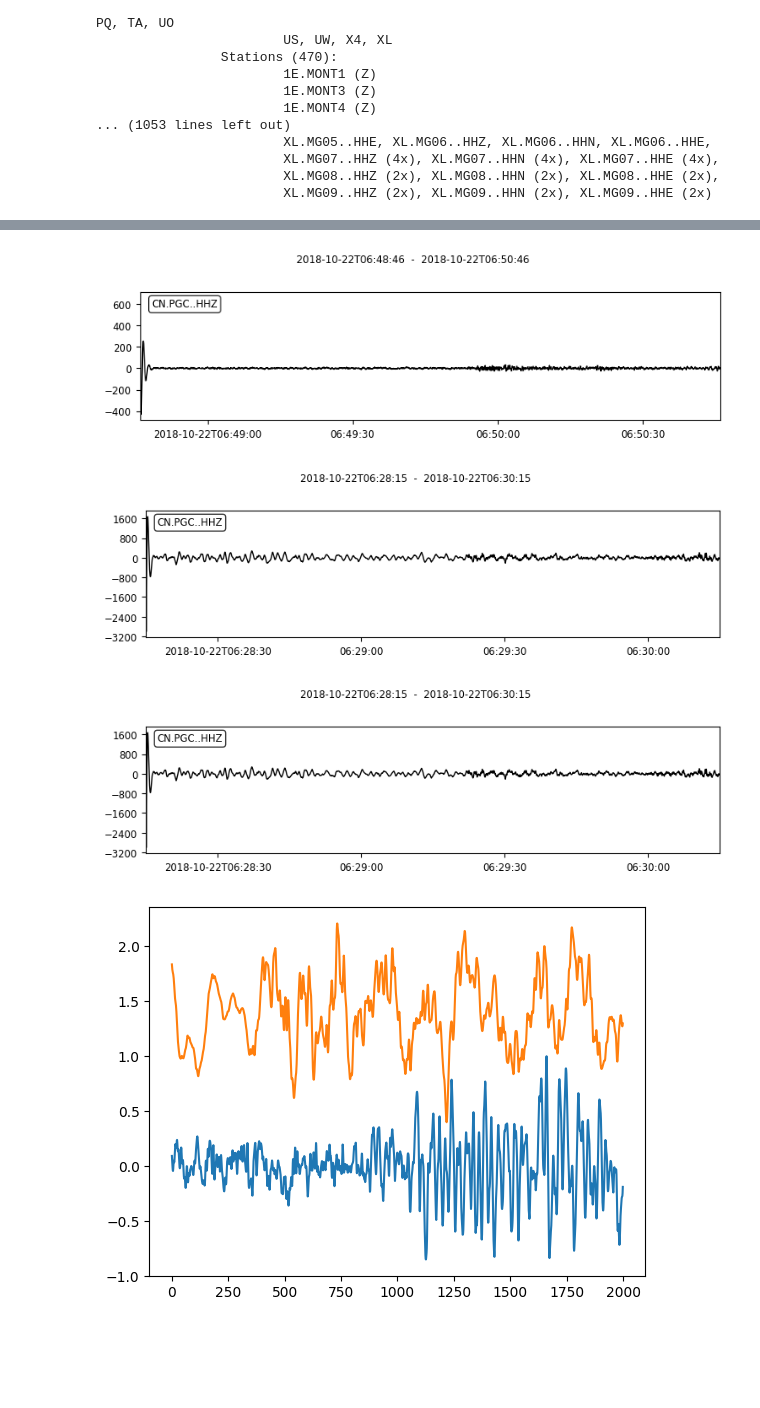
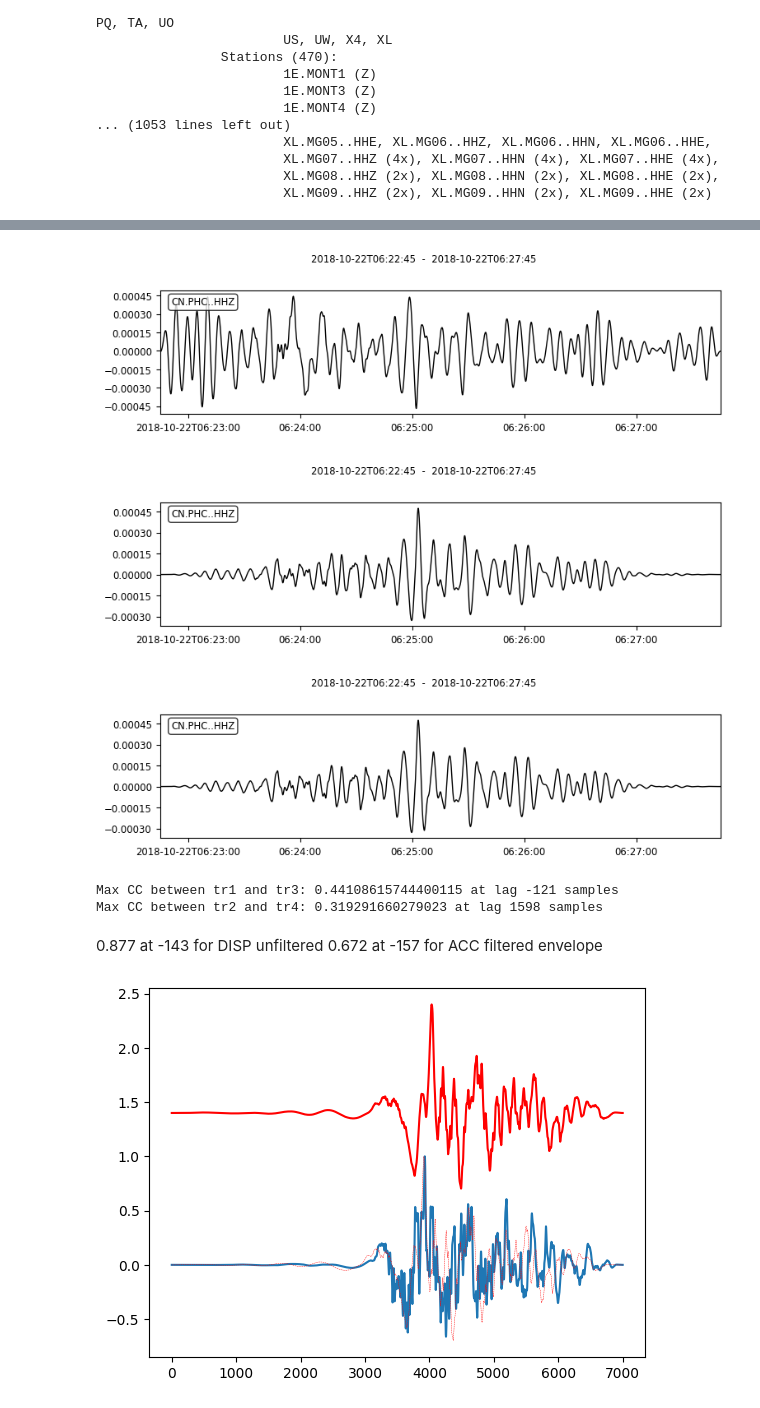
Before and after one commit to LekiYak/bc-multiplets, a Jupyter notebook: scripts/waveforms.ipynb, the cells around one changed output, grey strips where cells are left out. Cells and saved outputs as stored; diff of their text form; code cells hidden in the pictures; blank space fills up the shorter version.

Commit message:
Updated scripts, figures, and GCMT solutions

```diff
--- a/scripts/waveforms.ipynb
+++ b/scripts/waveforms.ipynb
@@ -270,46 +339,65 @@ ax.set_title(f'{t1.strftime("%Y-%m-%d %H:%M:%S")} 7D (Cascadia Initiative) BHZ',
 # %%
-tstart = UTCDateTime("2018-10-22T06:48:46.000")
-tend   = UTCDateTime("2018-10-22T06:50:46.000")
-st1 = Stream()
-st1 += client.get_waveforms(network='CN', station='PGC', location='*', channel='HHZ', starttime=tstart, endtime=tend)
-st1.filter('bandpass', freqmin=0.9, freqmax=10)
-st1.plot()
+tstart = UTCDateTime("2018-10-22T06:22:45.000")
+tend   = UTCDateTime("2018-10-22T06:27:45.000")
+st5 = Stream()
+st5 += client.get_waveforms(network='CN', station='PHC', location='*', channel='HHZ', starttime=tstart, endtime=tend, attach_response=True)
+st5.remove_response(output='DISP')
+st5.plot()
 
-tstart = UTCDateTime('2018-10-22T06:28:15.000')
-tend   = UTCDateTime('2018-10-22T06:30:15.000')
-st2 = Stream()
-st2 += client.get_waveforms(network='CN', station='PGC', location='*', channel='HHZ', starttime=tstart, endtime=tend)
-st2.filter('bandpass', freqmin=0.9, freqmax=10)
-st2.plot()
+st6 = st5.copy()
+st6.filter('bandpass', freqmin=0.1, freqmax=20)
+st6.taper(max_percentage=0.8, type='cosine')
+# st2.filter('bandpass', freqmin=0.04, freqmax=0.06)
+st6.plot()
 # %% [output]
-[figure, old version]
+[figure, new version]
-[figure, old version]
+[figure, new version]
-[figure, old version]
+[figure, new version]
+# %%
+tr1 = st1[0]
+tr2 = st2[0]
+tr3 = st3[0]
+tr4 = st4[0]
+tr5 = st5[0]
+tr6 = st6[0]
+
+# Calculate cross-correlation
+cc1 = correlate(tr2.data, tr4.data, 5000)
+cc2 = correlate(tr2.data, tr6.data, 5000)
+# cc1 = correlate(st2_envelope, st4_envelope, 5000)
+
+# Find the maximum cross-correlation and its lag
+lag1, max_cc1 = xcorr_max(cc1, abs_max=False)
+lag2, max_cc2 = xcorr_max(cc2, abs_max=False)
+
+print(f"Max CC between tr1 and tr3: {max_cc1} at lag {lag1} samples")
+print(f"Max CC between tr2 and tr4: {max_cc2} at lag {lag2} samples")
+# %% [output]
+Max CC between tr1 and tr3: 0.44108615744400115 at lag -121 samples
+Max CC between tr2 and tr4: 0.319291660279023 at lag 1598 samples
+# %% [markdown]
+0.877 at -143 for DISP unfiltered
+0.672 at -157 for ACC filtered envelope
 # %%
 # convert st1 to a numpy array
-data1 = np.array([tr.data for tr in st1])
+data1 = np.array([tr.data for tr in st2])
 data1 = data1[0]
+# data1 = st2_envelope
 
-data2 = np.array([tr.data for tr in st2])
+data2 = np.array([tr.data for tr in st4])
 data2 = data2[0]
-
-
-x = 0
-n = -100
-data1 = data1[6000+n-x//3:8000+n+x]
-m = 300
-data2 = data2[6000+m-x//3:8000+m+x]
-
-# taper the data
-# data1 = np.hanning(len(data1)) * data1
-# data2 = np.hanning(len(data2)) * data2
+# data2 = st4_envelope
 
 data1 = data1 / np.max(np.abs(data1))
 data2 = data2 / np.max(np.abs(data2))
 
+# shift data 2 by -535
+data3 = np.roll(data2, lag1)
+
 plt.plot(data1)
-plt.plot(data2+1.4)
+plt.plot(data2 + 1.4, color='r')
+plt.plot(data3, linestyle='--', color='r', linewidth=0.3)
 # plt.ylim(-0.015, 0.015)
 plt.show()
 # %% [output]
-[figure, old version]
+[figure, new version]
```
Also changed, not shown: parts of 21 cells of this notebook, 26 other files.
